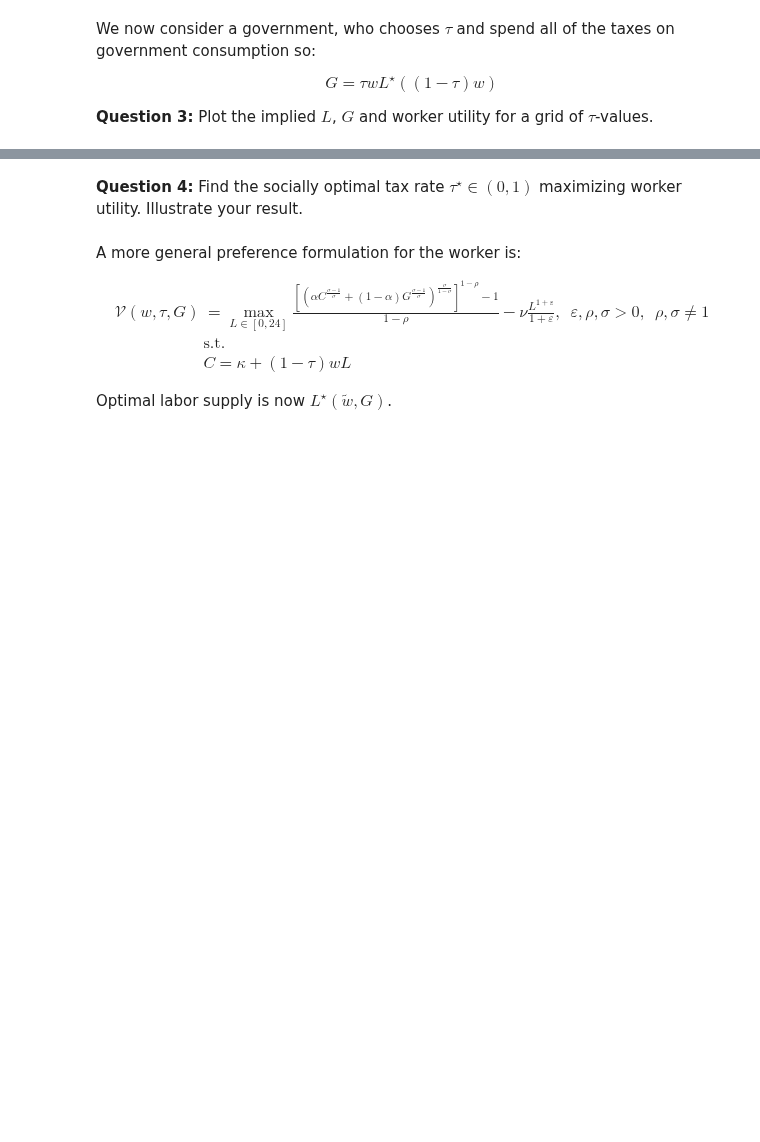
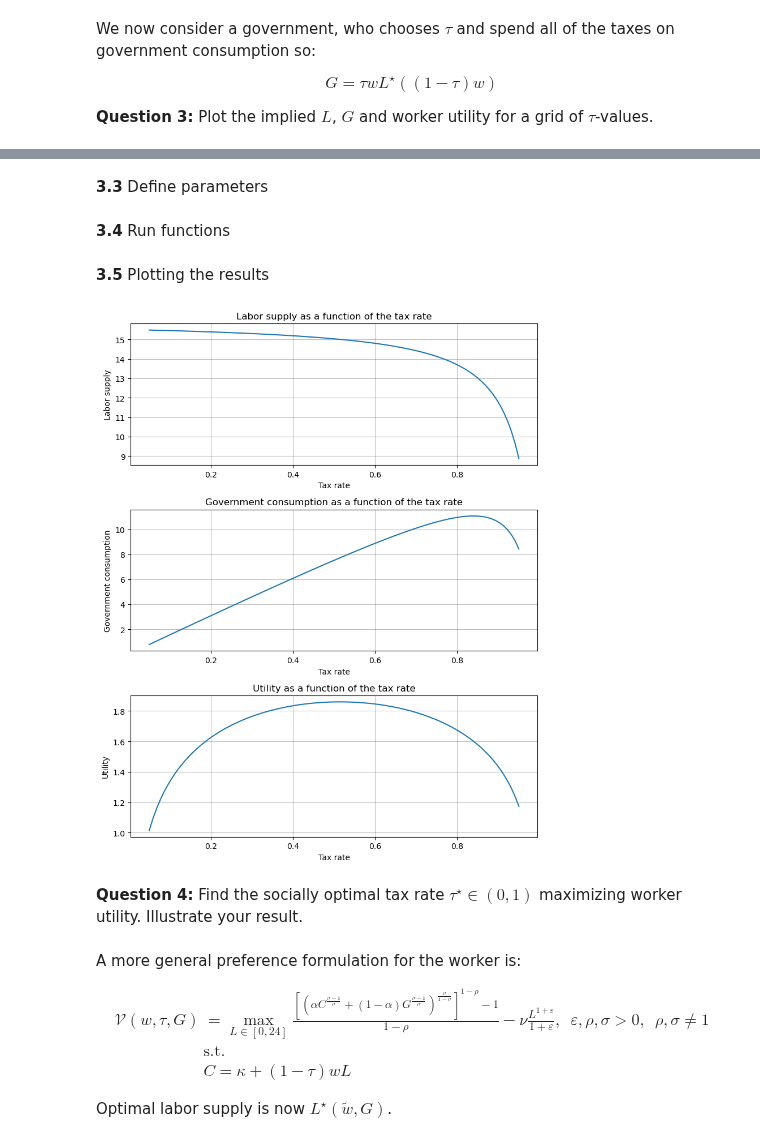
Before and after one commit to NumEconCopenhagen/projects-2023-andershuus_christianfogel, a Jupyter notebook: examproject/Exam-2023-notebook.ipynb, the cells around one changed output, grey strips where cells are left out. Cells and saved outputs as stored; diff of their text form; code cells hidden in the pictures; blank space fills up the shorter version.

```diff
--- a/examproject/Exam-2023-notebook.ipynb
+++ b/examproject/Exam-2023-notebook.ipynb
@@ -161,3 +192,58 @@ $$
+# %%
+#Define utility
+utility = sm.log((kappa+(1-tau)*w*L_star_w)**alpha*G_new**(1-alpha))-nu*L_star_w**2/2
+# %%
+#lambdify
+sol_utility = sm.lambdify(args=(kappa,nu,alpha,w,tau),expr=utility)
+# %% [markdown]
+**3.3** Define parameters
+# %%
+w_val = 1.0
+tau_vec = np.linspace(0.05,0.95,100)
+# %% [markdown]
+**3.4** Run functions
+# %%
+#labor supply
+L_tau = sol_func(kappa_val,nu_val,alpha_val,w_val,tau_vec)
+
+#government consumption
+G_tau = sol_G(kappa_val,nu_val,alpha_val,w_val,tau_vec)
+
+#utility
+u_tau = sol_utility(kappa_val,nu_val,alpha_val,w_val,tau_vec)
+# %% [markdown]
+**3.5** Plotting the results
+# %%
+#Create the figure
+fig = plt.figure(figsize=(8,10))
+
+
+# a. Labor supply
+#Add subplot
+ax = fig.add_subplot(3,1,1)
+ax.plot(tau_vec,L_tau)
+ax.set_title('Labor supply as a function of the tax rate')
+ax.set_xlabel('Tax rate')
+ax.set_ylabel('Labor supply')
+
+#b. Government consumption
+ax = fig.add_subplot(3,1,2)
+ax.plot(tau_vec,G_tau)
+ax.set_title('Government consumption as a function of the tax rate')
+ax.set_xlabel('Tax rate')
+ax.set_ylabel('Government consumption')
+
+#c. Utility
+ax = fig.add_subplot(3,1,3)
+ax.plot(tau_vec,u_tau)
+ax.set_title('Utility as a function of the tax rate')
+ax.set_xlabel('Tax rate')
+ax.set_ylabel('Utility')
+
+plt.tight_layout()
+plt.show()
+# %% [output]
+[figure, added]
 # %% [markdown]
 **Question 4:** Find the socially optimal tax rate $\tau^{\star}\in(0,1)$ maximizing worker utility. Illustrate your result.
 # %%
```
Also changed, not shown: parts of 9 cells of this notebook.
